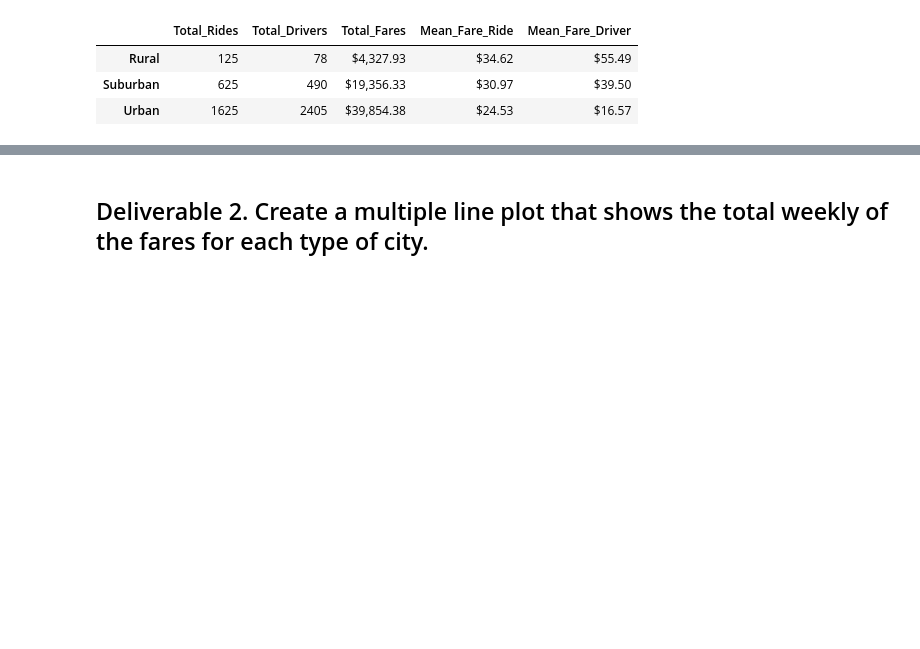
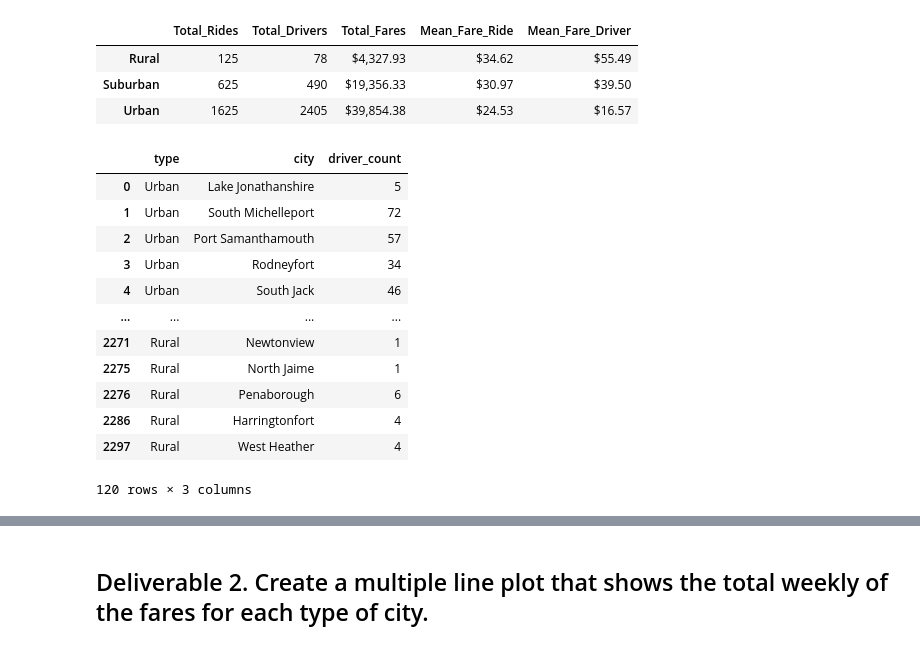
Before and after one commit to nabilram/pyber_analytics, a Jupyter notebook: PyBer_Challenge.ipynb, the cells around one changed output, grey strips where cells are left out. Saved outputs shown, nothing was run; the diff lists cells and outputs as text; code cells hidden in the pictures; blank space fills up the shorter version.

```diff
--- a/PyBer_Challenge.ipynb
+++ b/PyBer_Challenge.ipynb
@@ -54,3 +54,22 @@ pyber_summary_df
 | Rural | 125 | 78 | $4,327.93 | $34.62 | $55.49 |
 | Suburban | 625 | 490 | $19,356.33 | $30.97 | $39.50 |
 | Urban | 1625 | 2405 | $39,854.38 | $24.53 | $16.57 |
+# %%
+# 2. get the total drivers for each city type
+driver_per_city = pyber_df[["type", "city", "driver_count"]]
+driver_per_city = driver_per_city.drop_duplicates()
+driver_per_city
+# %% [output]
+|  | type | city | driver_count |
+| 0 | Urban | Lake Jonathanshire | 5 |
+| 1 | Urban | South Michelleport | 72 |
+| 2 | Urban | Port Samanthamouth | 57 |
+| 3 | Urban | Rodneyfort | 34 |
+| 4 | Urban | South Jack | 46 |
+| ... | ... | ... | ... |
+| 2271 | Rural | Newtonview | 1 |
+| 2275 | Rural | North Jaime | 1 |
+| 2276 | Rural | Penaborough | 6 |
+| 2286 | Rural | Harringtonfort | 4 |
+| 2297 | Rural | West Heather | 4 |
+120 rows × 3 columns
```
Also changed, not shown: parts of 5 cells of this notebook.
